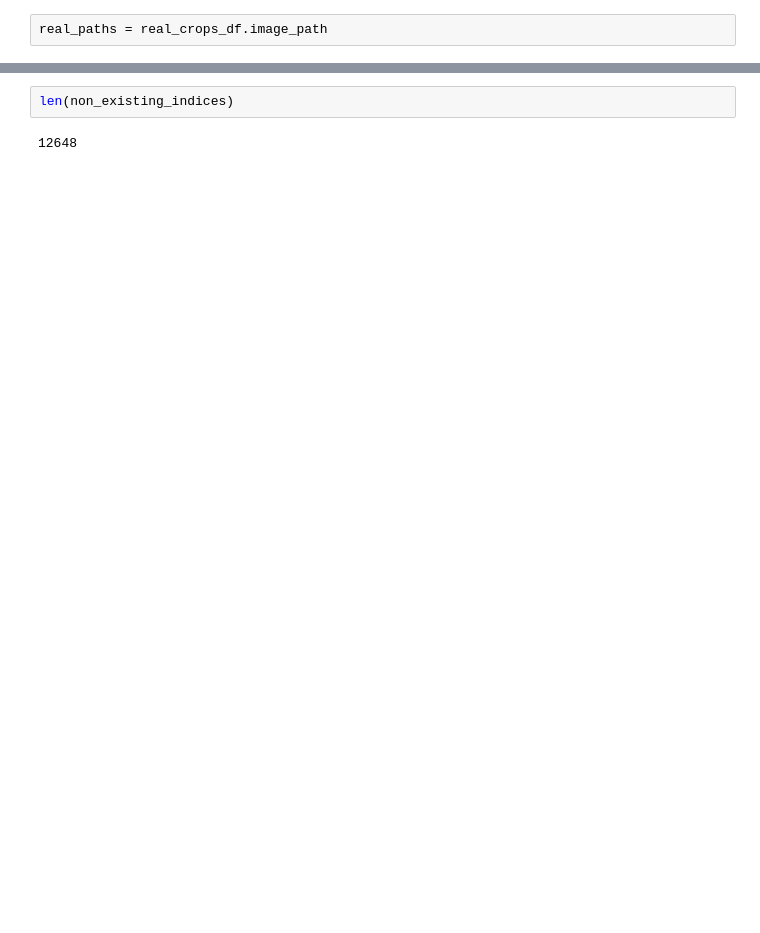
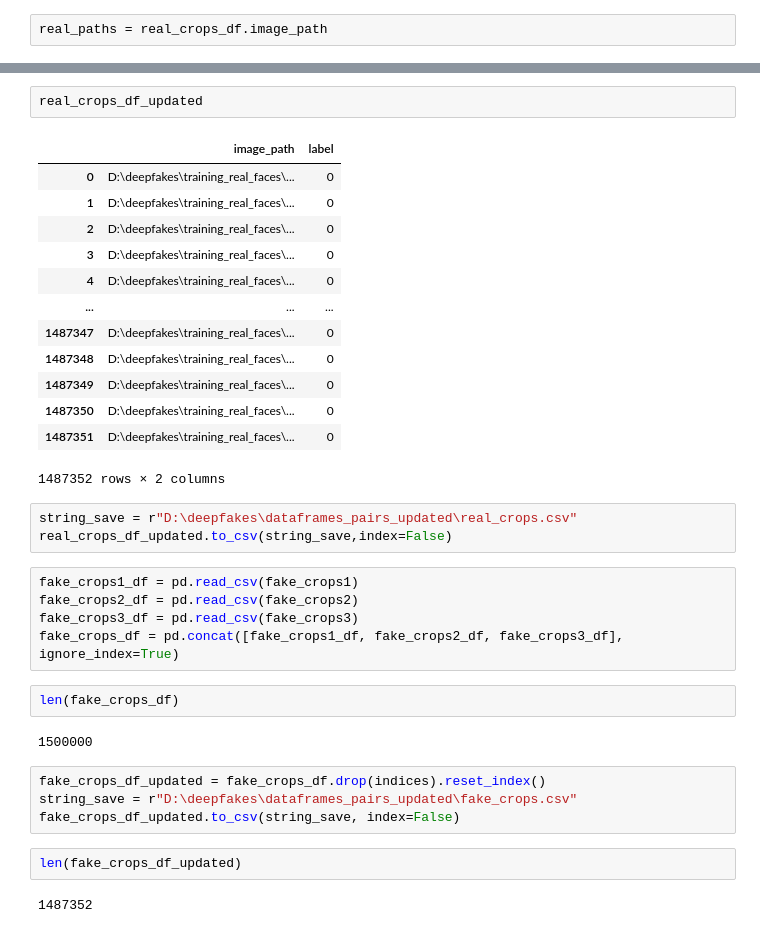
Before and after one commit to AugustasMacys/BachelorThesis, a Jupyter notebook: RemoveUnexistantImagesFromDataset.ipynb, the cells around one changed output, grey strips where cells are left out. Cells and saved outputs as stored; diff of their text form; blank space fills up the shorter version.

```diff
--- a/RemoveUnexistantImagesFromDataset.ipynb
+++ b/RemoveUnexistantImagesFromDataset.ipynb
@@ -49,4 +62,36 @@ non_existing_indices = collect_non_existing_paths_indices(real_paths)
+# %%
+real_crops_df_updated
+# %% [output]
+|  | image_path | label |
+| 0 | D:\deepfakes\training_real_faces\... | 0 |
+| 1 | D:\deepfakes\training_real_faces\... | 0 |
+| 2 | D:\deepfakes\training_real_faces\... | 0 |
+| 3 | D:\deepfakes\training_real_faces\... | 0 |
+| 4 | D:\deepfakes\training_real_faces\... | 0 |
+| ... | ... | ... |
+| 1487347 | D:\deepfakes\training_real_faces\... | 0 |
+| 1487348 | D:\deepfakes\training_real_faces\... | 0 |
+| 1487349 | D:\deepfakes\training_real_faces\... | 0 |
+| 1487350 | D:\deepfakes\training_real_faces\... | 0 |
+| 1487351 | D:\deepfakes\training_real_faces\... | 0 |
+1487352 rows × 2 columns
+# %%
+string_save = r"D:\deepfakes\dataframes_pairs_updated\real_crops.csv"
+real_crops_df_updated.to_csv(string_save,index=False)
+# %%
+fake_crops1_df = pd.read_csv(fake_crops1)
+fake_crops2_df = pd.read_csv(fake_crops2)
+fake_crops3_df = pd.read_csv(fake_crops3)
+fake_crops_df = pd.concat([fake_crops1_df, fake_crops2_df, fake_crops3_df], ignore_index=True)
 # %%
-len(non_existing_indices)
+len(fake_crops_df)
 # %% [output]
-12648
+1500000
+# %%
+fake_crops_df_updated = fake_crops_df.drop(indices).reset_index()
+string_save = r"D:\deepfakes\dataframes_pairs_updated\fake_crops.csv"
+fake_crops_df_updated.to_csv(string_save, index=False)
+# %%
+len(fake_crops_df_updated)
+# %% [output]
+1487352
```
Also changed, not shown: parts of 37 cells of this notebook, 3 other files.
